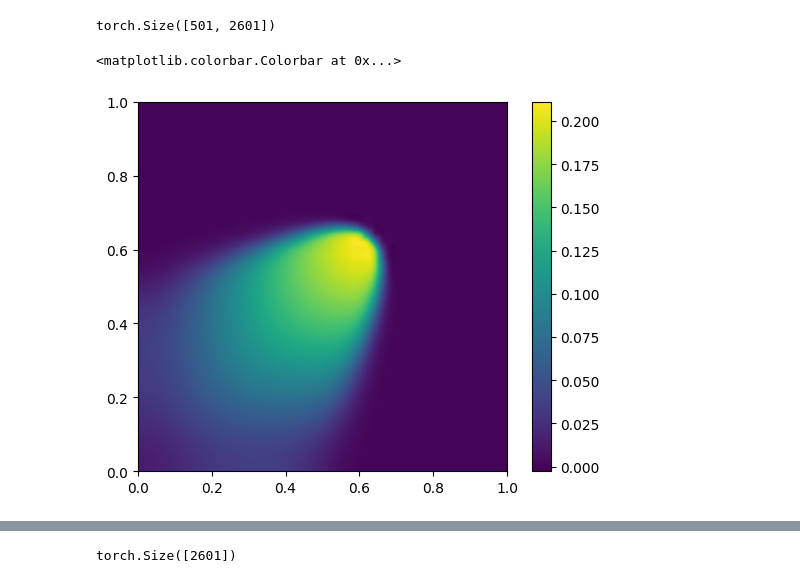
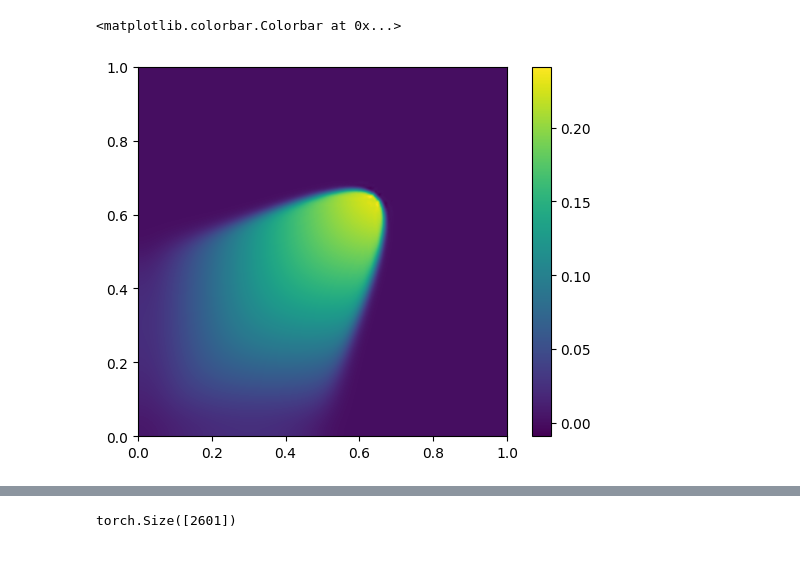
Before and after one commit to peiyichen1995/ROM, a Jupyter notebook: train_hot_map.ipynb, the cells around one changed output, grey strips where cells are left out. Cells and saved outputs as stored; diff of their text form; code cells hidden in the pictures.

Commit message:
4 mus data

```diff
--- a/train_hot_map.ipynb
+++ b/train_hot_map.ipynb
@@ -23,13 +27,15 @@ from torchvision import datasets, transforms
 # %%
 device = torch.device("cuda")
 # %%
-coords_x, coords_y, _ = lib.utils.read_coords("2d_burger_data_25_25/time_step_0.csv")
+coords_x, coords_y, _ = lib.utils.read_coords("mu_0.30/time_step_0.csv")
 coords = torch.stack((coords_x, coords_y), dim=1)
 N = coords.shape[0]
+# %%
+S = 1501
+train_test_split = [0.9, 0.1]
+
+u_30 = lib.utils.read_data(S, N, 'mu_0.30/time_step_', 'vel_0')
+u_30_train, u_30_test = lib.utils.split_data(u_30, train_test_split)
 # %%
-S = 501
-
-u = lib.utils.read_data(S, N, '2d_burger_data_25_25/time_step_', 'vel_0')
-u.shape
+u_35 = lib.utils.read_data(S, N, 'mu_0.35/time_step_', 'vel_0')
+u_35_train, u_35_test = lib.utils.split_data(u_35, train_test_split)
-# %% [output]
-torch.Size([501, 2601])
@@ -36,26 +54,19 @@ torch.Size([501, 2601])
 # %%
-import matplotlib.pyplot as plt
-import numpy as np
-from scipy.interpolate import griddata
-
 # data coordinates and values
 x = coords_x.tolist()
 y = coords_y.tolist()
-z = u[500].tolist()
+z = u_30[1500].tolist()
 
 # target grid to interpolate to
-xi = yi = np.linspace(0,1.0,1200)
+xi = yi = np.linspace(0,1.0,500)
 xi,yi = np.meshgrid(xi,yi)
-
-# set mask
-# mask = (xi > 0.5) & (xi < 0.6) & (yi > 0.5) & (yi < 0.6)
 
 # interpolate
 zi = griddata((x,y),z,(xi,yi),method='cubic')
 
 plt.imshow(zi,origin='lower', extent=[0,1,0,1])
 plt.colorbar()
 # %% [output]
 <matplotlib.colorbar.Colorbar at 0x...>
-[figure, old version]
+[figure, new version]
 # %%
```
Also changed, not shown: parts of 15 cells of this notebook, 3 other files.
